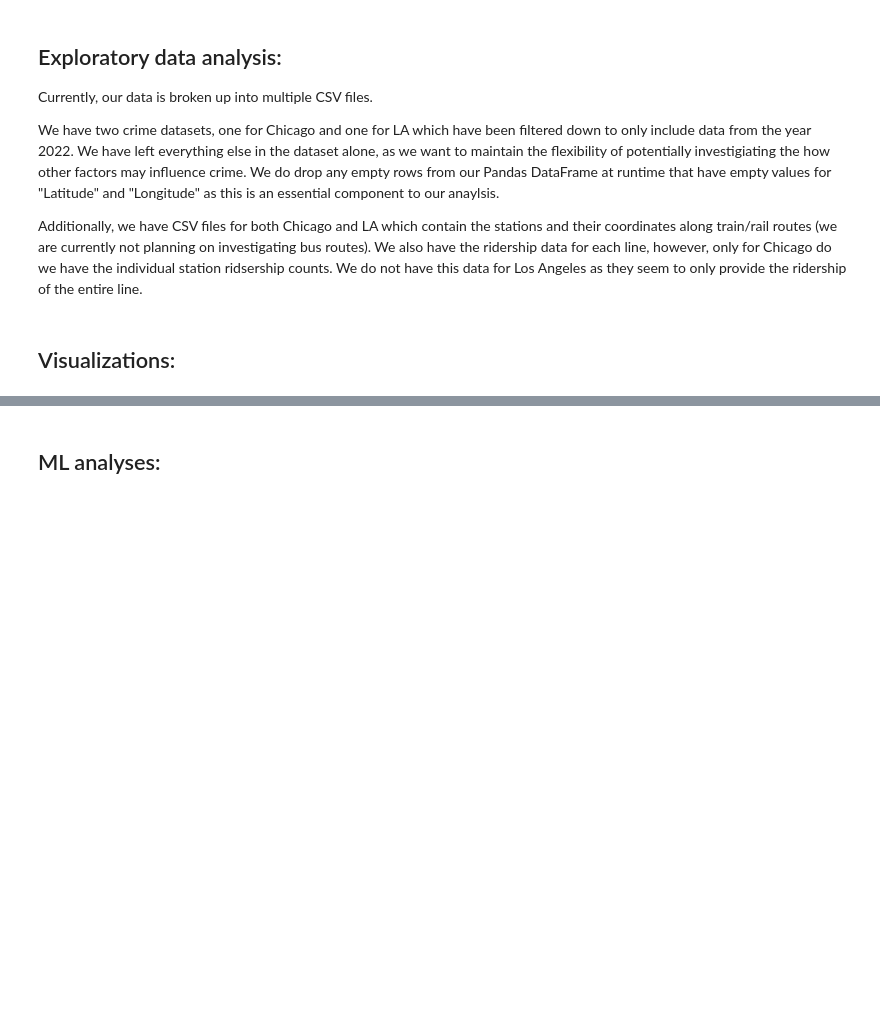
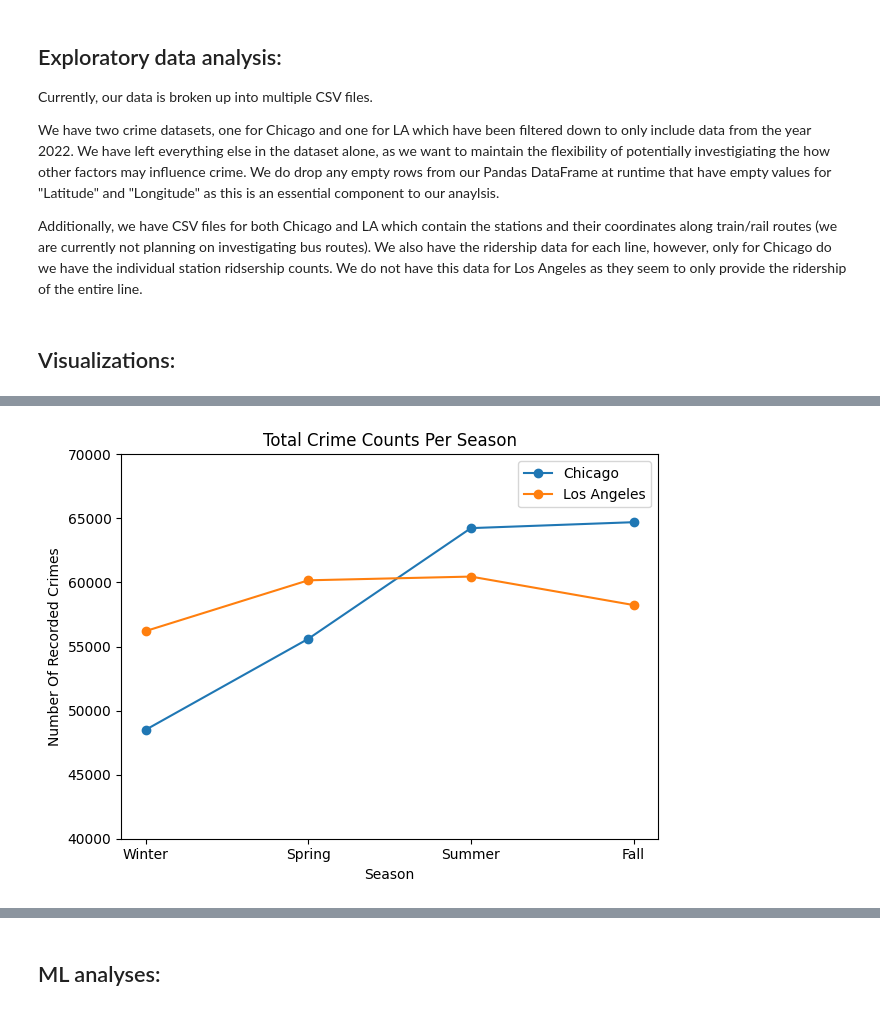
Before and after one commit to chi-city/CS418-Group-Project, a Jupyter notebook: progress_report.ipynb, the cells around one changed output, grey strips where cells are left out. Saved outputs shown, nothing was run; the diff lists cells and outputs as text; code cells hidden in the pictures; blank space fills up the shorter version.

```diff
--- a/progress_report.ipynb
+++ b/progress_report.ipynb
@@ -88,0 +271,42 @@ Additionally, we have CSV files for both Chicago and LA which contain the statio
+# %%
+# Third visualization: comparing crime counts by season per city (Alex Castillo)
+winter_months = [12, 1, 2]
+spring_months = [3, 4, 5]
+summer_months = [6, 7, 8]
+fall_months = [9, 10, 11]
+
+chicago_crime_data['Date'] = pd.to_datetime(chicago_crime_data['Date'], format='%m/%d/%Y %H:%M')
+chicago_number_of_winter_crimes = chicago_crime_data['Date'].dt.month.isin(winter_months).sum()
+chicago_number_of_spring_crimes = chicago_crime_data['Date'].dt.month.isin(spring_months).sum()
+chicago_number_of_summer_crimes = chicago_crime_data['Date'].dt.month.isin(summer_months).sum()
+chicago_number_of_fall_crimes = chicago_crime_data['Date'].dt.month.isin(fall_months).sum()
+chicago_seasonal_crime_values = {
+    "Winter": chicago_number_of_winter_crimes,
+    "Spring": chicago_number_of_spring_crimes,
+    "Summer": chicago_number_of_summer_crimes,
+    "Fall": chicago_number_of_fall_crimes
+}
+
+la_crime_data['Date Rptd'] = pd.to_datetime(la_crime_data['Date Rptd'], format='%m/%d/%y %H:%M')
+la_number_of_winter_crimes = la_crime_data['Date Rptd'].dt.month.isin(winter_months).sum()
+la_number_of_spring_crimes = la_crime_data['Date Rptd'].dt.month.isin(spring_months).sum()
+la_number_of_summer_crimes = la_crime_data['Date Rptd'].dt.month.isin(summer_months).sum()
+la_number_of_fall_crimes = la_crime_data['Date Rptd'].dt.month.isin(fall_months).sum()
+la_seasonal_crime_values = {
+    "Winter": la_number_of_winter_crimes,
+    "Spring": la_number_of_spring_crimes,
+    "Summer": la_number_of_summer_crimes,
+    "Fall": la_number_of_fall_crimes
+}
+
+plt.plot(list(chicago_seasonal_crime_values.keys()), list(chicago_seasonal_crime_values.values()), marker='o', label="Chicago")
+plt.plot(list(la_seasonal_crime_values.keys()), list(la_seasonal_crime_values.values()), marker='o', label="Los Angeles")
+plt.xlabel("Season")
+plt.ylabel("Number Of Recorded Crimes")
+plt.legend()
+plt.title("Total Crime Counts Per Season")
+plt.ylim(40000, 70000)
+plt.tight_layout()
+plt.show()
+# %% [output]
+[figure, added]
```
Also changed, not shown: parts of 6 cells of this notebook.
